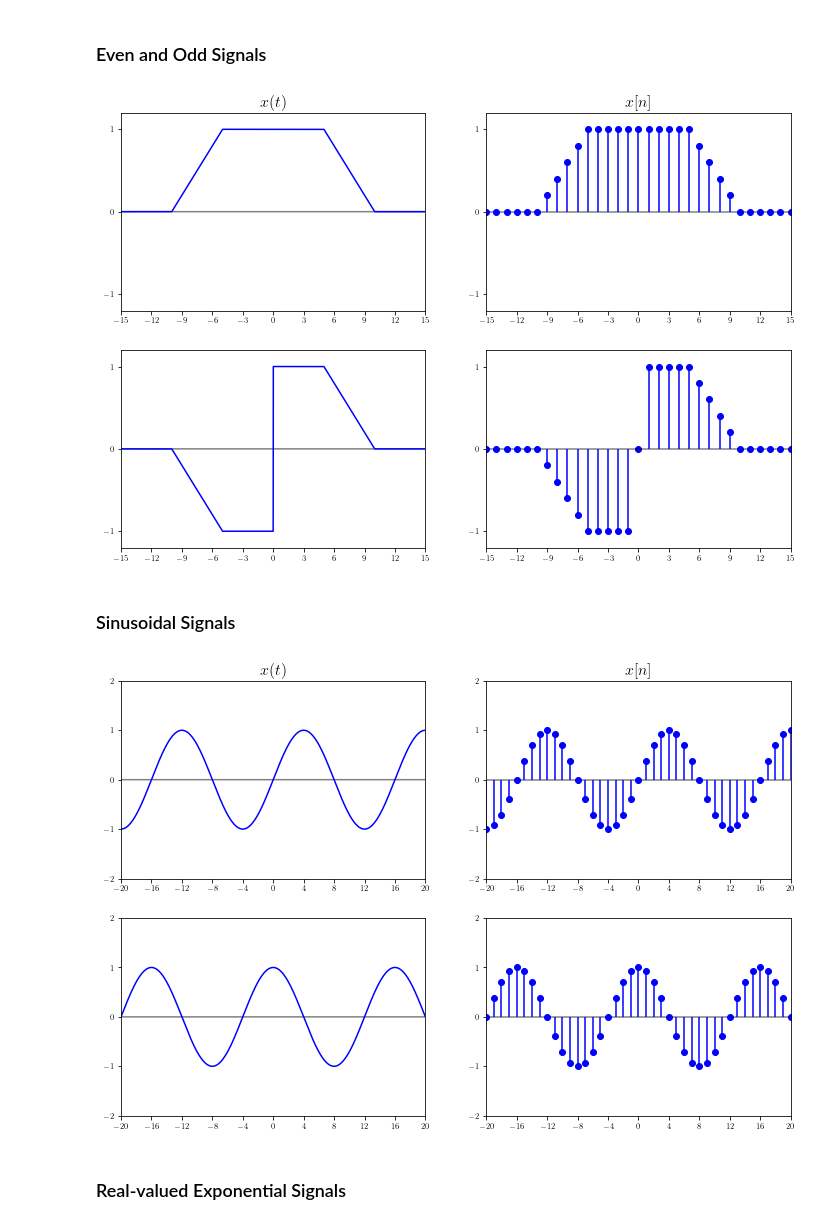
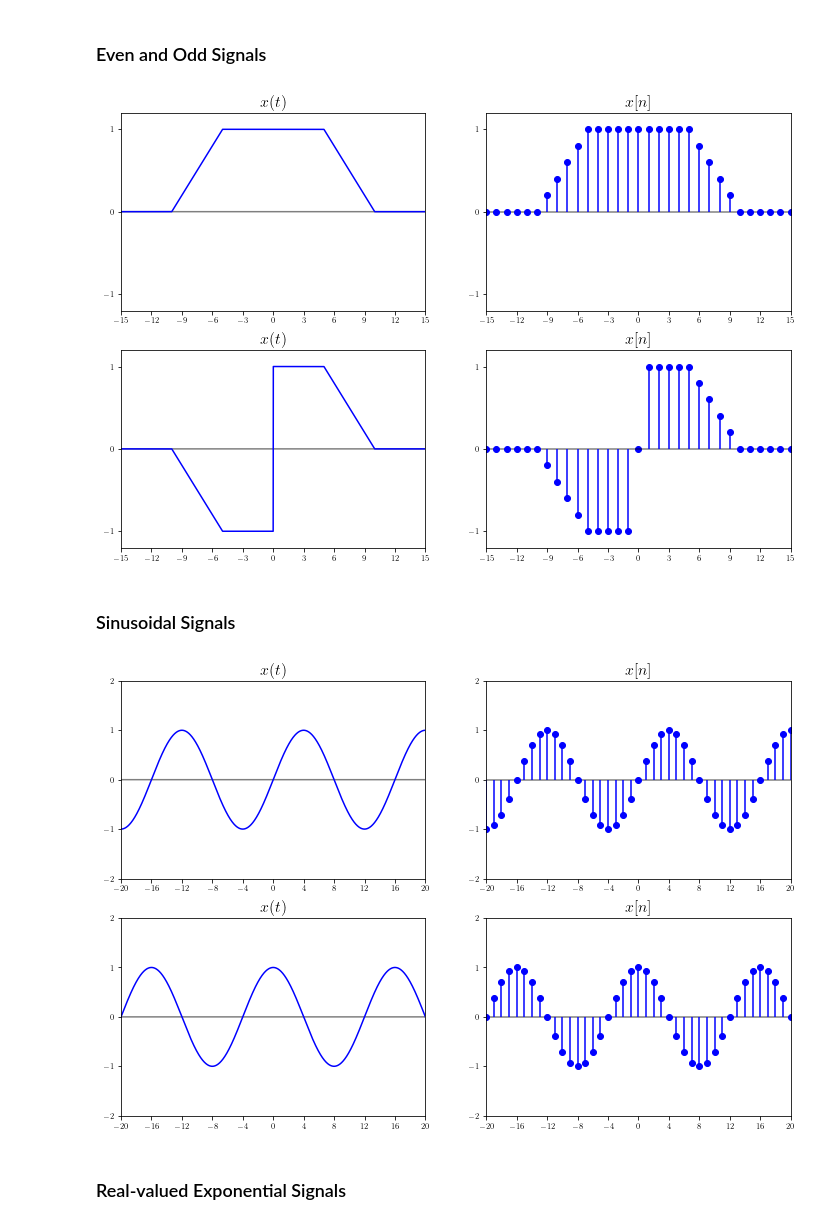
Before and after one commit to tmquan/ivcl, a Jupyter notebook: _sources/courses/dsp/intro.ipynb, the cells around one changed output. Saved outputs shown, nothing was run; the diff lists cells and outputs as text; code cells hidden in the pictures.

```diff
--- a/_sources/courses/dsp/intro.ipynb
+++ b/_sources/courses/dsp/intro.ipynb
@@ -173,36 +173,36 @@ f = sp.Piecewise(
 )
 h = f.subs(t, t/5)
 mpl_axes_plot(ax[0][0], (h+h.subs(t, -t)), (t, -40, 40), color='b')
 # mpl_axes_plot(ax[0][0], (h+h.subs(t, -t)), (t, -40, 40), color='r')
 ax[0][0].set_xlim(-15, 15, 1)
 ax[0][0].set_ylim(-1.2, 1.2, 1)
 ax[0][0].set_title(r'$x(t)$', fontsize=16)
 
 
 mpl_axes_stem(ax[0][1], (h+h.subs(t, -t)), (t, -40, 40, 1), linefmt='b', markerfmt='bo')
 # mpl_axes_stem(ax[0][1], (h+h.subs(t, -t)), (t, -40, 40, 1), linefmt='r', markerfmt='ro')
 ax[0][1].stem(0, 1, basefmt=" ", linefmt='b', markerfmt='bo')
 ax[0][1].set_xlim(-15, 15, 1)
 ax[0][1].set_ylim(-1.2, 1.2, 1)
 ax[0][1].set_title(r'$x[n]$', fontsize=16)
 
 mpl_axes_plot(ax[1][0], (h-h.subs(t, -t)), (t, -40, 40), color='b')
 # mpl_axes_plot(ax[1][0], (h-h.subs(t, -t)), (t, -40, 40), color='r')
 ax[1][0].set_xlim(-15, 15, 1)
 ax[1][0].set_ylim(-1.2, 1.2, 1)
-# ax[1][0].set_title(r'$x(t)$', fontsize=16)
+ax[1][0].set_title(r'$x(t)$', fontsize=16)
 
 
 mpl_axes_stem(ax[1][1], (h-h.subs(t, -t)), (t, -40, 40, 1), linefmt='b', markerfmt='bo')
 # mpl_axes_stem(ax[1][1], (h-h.subs(t, -t)), (t, -40, 40, 1), linefmt='r', markerfmt='ro')
 ax[1][1].scatter(0, 0, color='b')
 ax[1][1].set_xlim(-15, 15, 1)
 ax[1][1].set_ylim(-1.2, 1.2, 1)
-# ax[1][1].set_title(r'$x[n]$', fontsize=16)
+ax[1][1].set_title(r'$x[n]$', fontsize=16)
 
 plt.show()
 # %% [output]
-[figure, old version]
+[figure, new version]
 # %% [markdown]
 ### Sinusoidal Signals
 # %%
@@ -228,17 +228,17 @@ ax[0][1].set_title(r'$x[n]$', fontsize=16)
 mpl_axes_plot(ax[1][0], sp.cos(t*(sp.pi/8)), (t, -40, 40), color='b')
 ax[1][0].set_xlim(-20, 20, 1)
 ax[1][0].set_ylim(-2, 2, 1)
-# ax[1][0].set_title(r'$x(t) = cos(t)$', fontsize=16)
+ax[1][0].set_title(r'$x(t)$', fontsize=16)
 
 
 mpl_axes_stem(ax[1][1], sp.cos(t*(sp.pi/8)), (t, -40, 40, 1), linefmt='b', markerfmt='bo')
 ax[1][1].set_xlim(-20, 20, 1)
 ax[1][1].set_ylim(-2, 2, 1)
-# ax[1][1].set_title(r'$x[n] = cos[n]$', fontsize=16)
+ax[1][1].set_title(r'$x[n]$', fontsize=16)
 
 plt.show()
 # %% [output]
-[figure, old version]
+[figure, new version]
 # %% [markdown]
 ### Real-valued Exponential Signals
 # %%
```
Also changed, not shown: parts of 1 cell of this notebook, 4 other files.
